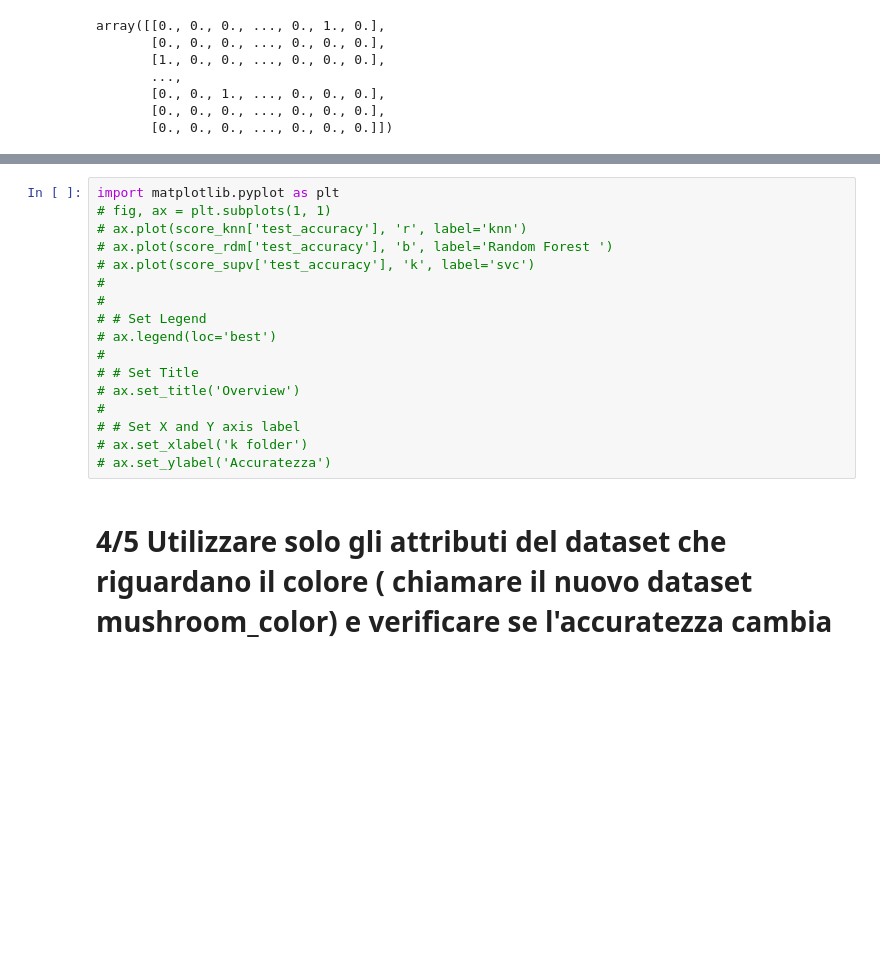
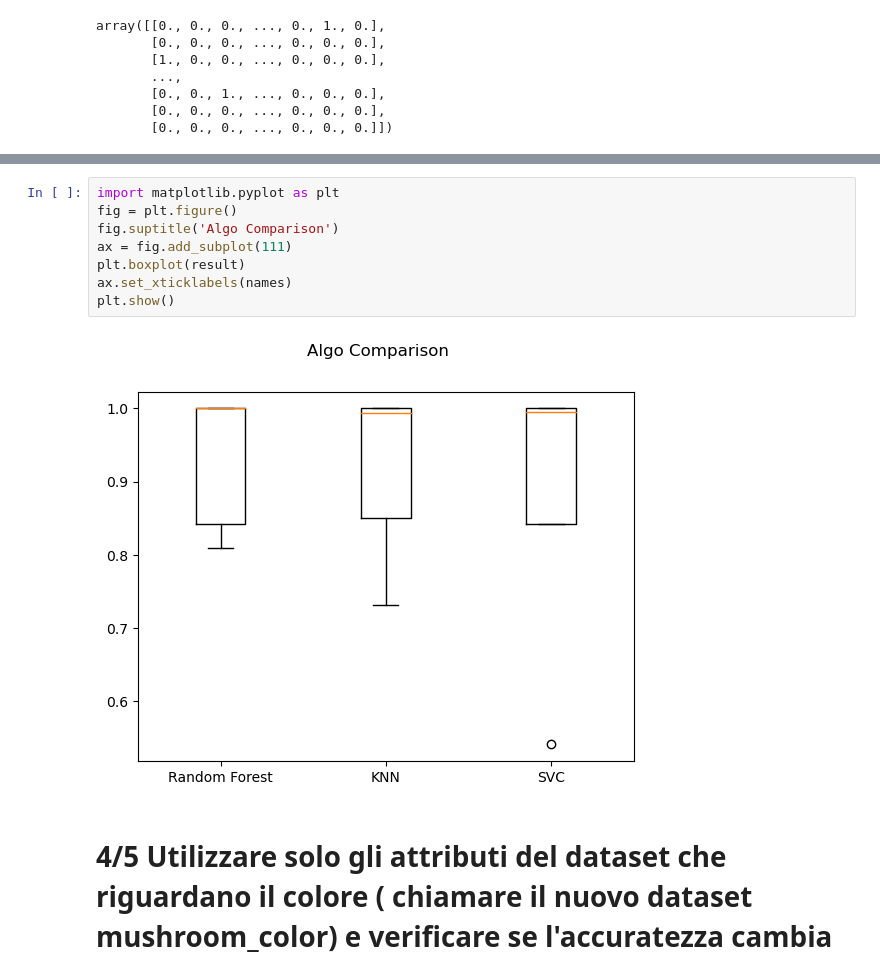
Before and after one commit to Rdm-Nico/BDTA, a Jupyter notebook: Esercitazioni/Funghi.ipynb, the cells around one changed output, grey strips where cells are left out. Cells and saved outputs as stored; diff of their text form; blank space fills up the shorter version.

```diff
--- a/Esercitazioni/Funghi.ipynb
+++ b/Esercitazioni/Funghi.ipynb
@@ -134,20 +146,13 @@ scores of SVC :
-# %%
-import matplotlib.pyplot as plt
-# fig, ax = plt.subplots(1, 1)
-# ax.plot(score_knn['test_accuracy'], 'r', label='knn')
-# ax.plot(score_rdm['test_accuracy'], 'b', label='Random Forest ')
-# ax.plot(score_supv['test_accuracy'], 'k', label='svc')
-#
-#
-# # Set Legend
-# ax.legend(loc='best')
-#
-# # Set Title
-# ax.set_title('Overview')
-#
-# # Set X and Y axis label
-# ax.set_xlabel('k folder')
-# ax.set_ylabel('Accuratezza')
+# %%
+import matplotlib.pyplot as plt
+fig = plt.figure()
+fig.suptitle('Algo Comparison')
+ax = fig.add_subplot(111)
+plt.boxplot(result)
+ax.set_xticklabels(names)
+plt.show()
+# %% [output]
+[figure, added]
 # %% [markdown]
 # 4/5 Utilizzare solo gli attributi del dataset che riguardano il colore ( chiamare il nuovo dataset mushroom_color) e verificare se l'accuratezza cambia
 # %%
```
Also changed, not shown: parts of 11 cells of this notebook.
